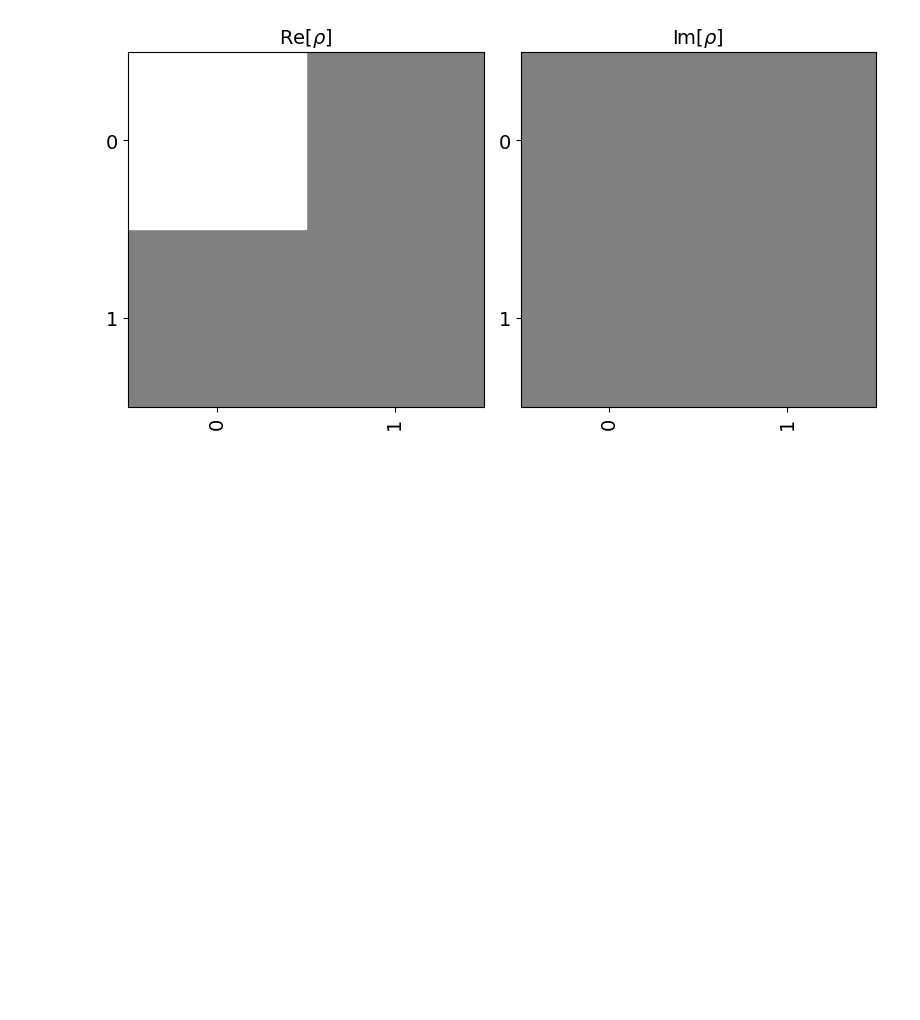
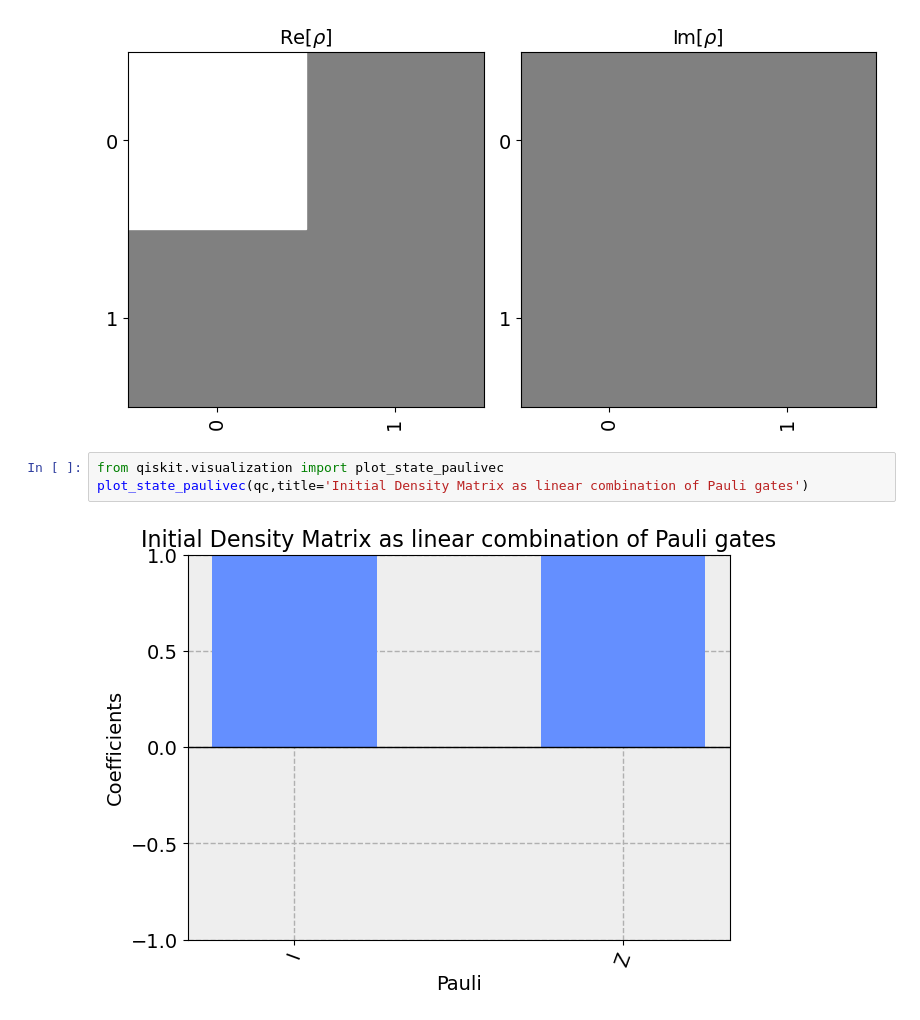
Before and after one commit to A-Hashemiann/Quantum_Information_Computation, a Jupyter notebook: Quantum_Computing/Pauli_X.ipynb, the cells around one changed output. Drawn from its saved outputs; the diff is of its cells as text; blank space fills up the shorter version.

Commit message:
pauli_x

```diff
--- a/Quantum_Computing/Pauli_X.ipynb
+++ b/Quantum_Computing/Pauli_X.ipynb
@@ -43,3 +43,8 @@ from qiskit.visualization import plot_state_hinton
 plot_state_hinton(qc)
 # %% [output]
 [figure]
+# %%
+from qiskit.visualization import plot_state_paulivec
+plot_state_paulivec(qc,title='Initial Density Matrix as linear combination of Pauli gates')
+# %% [output]
+[figure, added]
```
Also changed, not shown: parts of 1 cell of this notebook.
